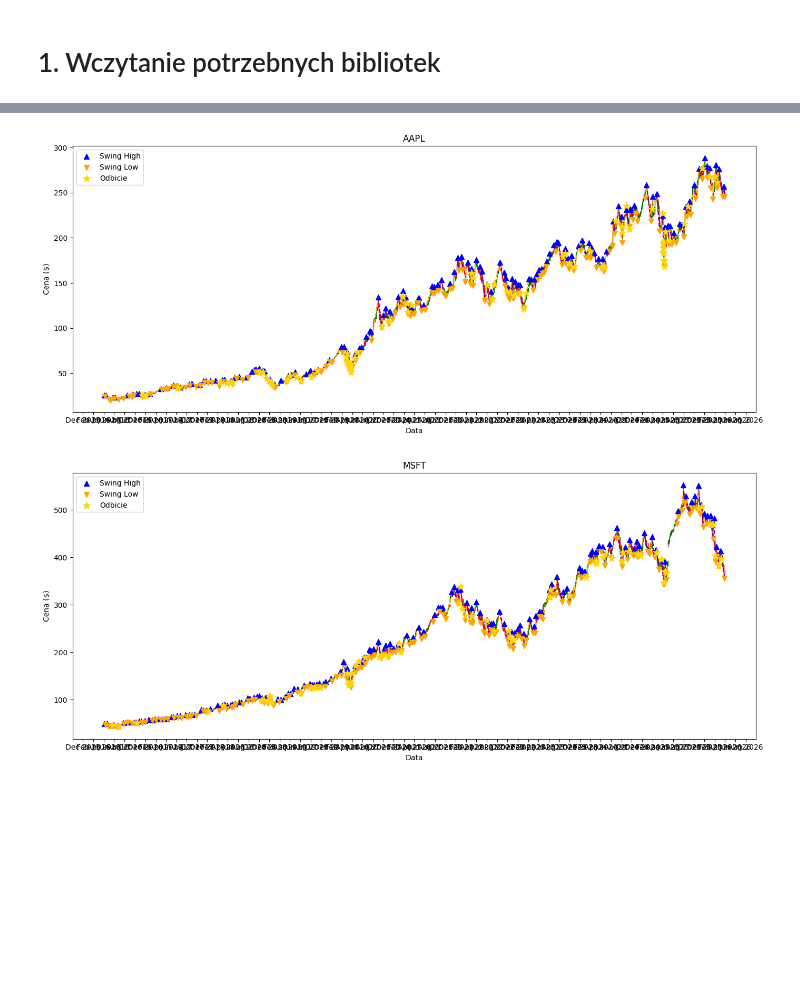
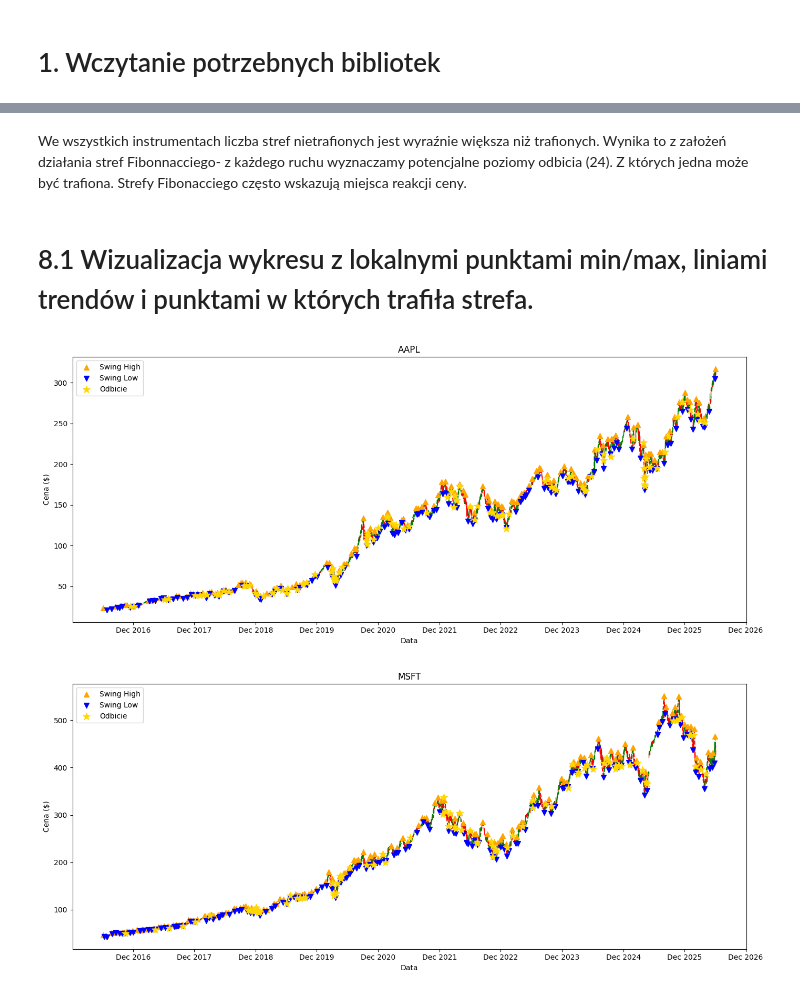
Before and after one commit to Paffeueq/fibonacci-retracement-ml, a Jupyter notebook: dyplomowy.ipynb, the cells around one changed output, grey strips where cells are left out. Cells and saved outputs as stored; diff of their text form; code cells hidden in the pictures; blank space fills up the shorter version.

```diff
--- a/dyplomowy.ipynb
+++ b/dyplomowy.ipynb
@@ -400,28 +509,31 @@ rysuj_wykres_fib(dane_tickerow["MSFT"], "MSFT", trendy_tickerow["MSFT"], strefy_
 # %%
+# Agregacja na pdostawie 3 poprzednich tredów.
 N_TRENDOW = 3
-N_SWIEC   = 20
+#Strefa obowiązuje na 20 świec po zakończeniu trendu.
+N_SWIEC   = 10
+#Tolerancja odbicia 2% - poziomy w obrębie 2% są traktowane jako jedna strefa.
 TOLERANCJA_ODBICIA = 0.02
 
 def agreguj_strefy(poziomy_z_levelami, TOLERANCJA_ODBICIA):
-    """
-    poziomy_z_levelami: lista krotek (cena, level)
-    Zwraca: lista krotek (srednia_cena, dominujacy_level)
-    """
-    if not poziomy_z_levelami:  # zabezpieczenie przed pustą listą
-        return []
 
+    #Sortujemy poziomy po cenie rosnąco.
     poziomy_z_levelami = sorted(poziomy_z_levelami, key=lambda x: x[0])
     grupy  = []
     grupa  = [poziomy_z_levelami[0]]
 
     for p in poziomy_z_levelami[1:]:
+
+        #Jeżeli poziom różni się od ostatniego w grupie o mniej niż TOLERANCJA_ODBICIA, to dodajemy go do tej samej grupy.
         if (p[0] - grupa[-1][0]) / grupa[-1][0] < TOLERANCJA_ODBICIA:
             grupa.append(p)
+
+        #W przeciwnym wypadku zamykamy obecną grupę, a następnie zaczynamy nową grupę.
         else:
             dom_level = Counter([x[1] for x in grupa]).most_common(1)[0][0]
             grupy.append((np.mean([x[0] for x in grupa]), dom_level))
             grupa = [p]
 
+    #Wybieramy najczęstszy poziom Fibonnacciego w grupie
     dom_level = Counter([x[1] for x in grupa]).most_common(1)[0][0]
     grupy.append((np.mean([x[0] for x in grupa]), dom_level))
     return grupy
@@ -434,18 +546,25 @@ def wyznacz_strefy_agregowane(df, trends, n_trendow=N_TRENDOW, n_swiec=N_SWIEC,
         ostatnie_trendy = trends[i - n_trendow:i]
 
         poziomy = []
+
+        #Określenie zakresu trendu
         for t in ostatnie_trendy:
             high = t["end_price"]   if t["typ"] == "wzrost" else t["start_price"]
             low  = t["start_price"] if t["typ"] == "wzrost" else t["end_price"]
+
+            #Zapisanie ceny dla każdego poziomu Fibonacciego
             for level in LEVELS:
                 poziomy.append((high - (high - low) * level, level))
 
+        #Łączenie poziomów w grupy stref na podstawie TOLERANCJA_ODBICIA
         grupy = agreguj_strefy(poziomy, TOLERANCJA_ODBICIA)
 
+        #Strefa wyznaczona  na podstawie ostatnich n_trendów obowiązuje na n_swiec po zakończeniu ostatniego z tych trendów.
         end_date = trends[i]["end_date"]
         future   = df[df["Date"] > end_date]["Date"]
         line_end = future.iloc[n_swiec - 1] if len(future) >= n_swiec else df["Date"].iloc[-1]
 
+        #Zapis stref
         for cena, level in grupy:
             fib_zones_new.append({
                 "price":       cena,
@@ -460,8 +579,6 @@ def wyznacz_strefy_agregowane(df, trends, n_trendow=N_TRENDOW, n_swiec=N_SWIEC,
 
     return fib_zones_new
 
-
-# wywołanie dla każdego tickera
 strefy_agg_tickerow = {}
 
 for ticker in tickers:
@@ -632,46 +766,59 @@ NVO: trafione=162  nietrafione=1278
+# %% [markdown]
+We wszystkich instrumentach liczba stref nietrafionych jest wyraźnie większa niż trafionych. Wynika to z założeń działania stref Fibonnacciego- z każdego ruchu wyznaczamy potencjalne poziomy odbicia (24). Z których jedna może być trafiona. Strefy Fibonacciego często wskazują miejsca reakcji ceny.
+# %% [markdown]
+# 8.1 Wizualizacja wykresu z  lokalnymi punktami min/max, liniami trendów i punktami w których trafiła strefa.
 # %%
 def rysuj_wykres_odbicia(df, ticker, trends, fib_zones_new):
     fig, ax = plt.subplots(figsize=(14, 6))
 
     for _, row in df.iterrows():
+
+        #Ustalenie koloru świecy:
         color = "green" if row["Close"] >= row["Open"] else "red"
+
+        #Rysowanie knota świecy:
         ax.plot([row["Date"], row["Date"]], [row["Low"], row["High"]], color=color, linewidth=0.8)
+
+        #Rysowanie korpusu świecy jako prostokąt:
         ax.add_patch(Rectangle(
             (mdates.date2num(row["Date"]) - 0.3, min(row["Open"], row["Close"])),
             0.6,
             abs(row["Close"] - row["Open"]),
             color=color
         ))
 
-    ax.scatter(df["Date"], df["swing_high"], color="blue", marker="^", s=50, zorder=5, label="Swing High")
-    ax.scatter(df["Date"], df["swing_low"], color="orange", marker="v", s=50, zorder=5, label="Swing Low")
+    #Rysowanie ekstremów na wykresie
+    ax.scatter(df["Date"], df["swing_high"], color="orange", marker="^", s=50, zorder=5, label="Swing High")
+    ax.scatter(df["Date"], df["swing_low"], color="blue", marker="v", s=50, zorder=5, label="Swing Low")
 
+    #Rysowanie trendów jako linii między swing low a swing high
     for t in trends:
-        color = "orange" if t["typ"] == "wzrost" else "purple"
+        color = "green" if t["typ"] == "wzrost" else "red"
         ax.plot([t["start_date"], t["end_date"]], [t["start_price"], t["end_price"]],
                 color=color, linewidth=1.5, linestyle="--")
 
+    #Zaznaczenie stref, które zostały trafione gwiazdką
     for z in fib_zones_new:
         if z["etykieta"] == "trafiona" and z["data_odbicia"] is not None:
             ax.scatter(z["data_odbicia"], z["price"],
                        color="gold", marker="*", s=100, zorder=6, label="Odbicie")
 
     # usuwa duplikaty z legendy
     handles, labels = ax.get_legend_handles_labels()
     unikalne = dict(zip(labels, handles))
     ax.legend(unikalne.values(), unikalne.keys())
 
+    #Formatowanie osi czasu:
     ax.xaxis.set_major_formatter(mdates.DateFormatter("%b %Y"))
-    ax.xaxis.set_major_locator(mdates.MonthLocator(interval=2))
+    ax.xaxis.set_major_locator(mdates.MonthLocator(interval=12))
     plt.title(ticker)
     plt.xlabel("Data")
     plt.ylabel("Cena ($)")
     plt.tight_layout()
     plt.show()
 
-# wywołanie dla dowolnego tickera
 rysuj_wykres_odbicia(dane_tickerow["AAPL"], "AAPL", trendy_tickerow["AAPL"], strefy_agg_tickerow["AAPL"])
 rysuj_wykres_odbicia(dane_tickerow["MSFT"], "MSFT", trendy_tickerow["MSFT"], strefy_agg_tickerow["MSFT"])
 # %% [output]
-[figure, old version]
+[figure, new version]
-[figure, old version]
+[figure, new version]
```
Also changed, not shown: parts of 92 cells of this notebook, 1 other file.
